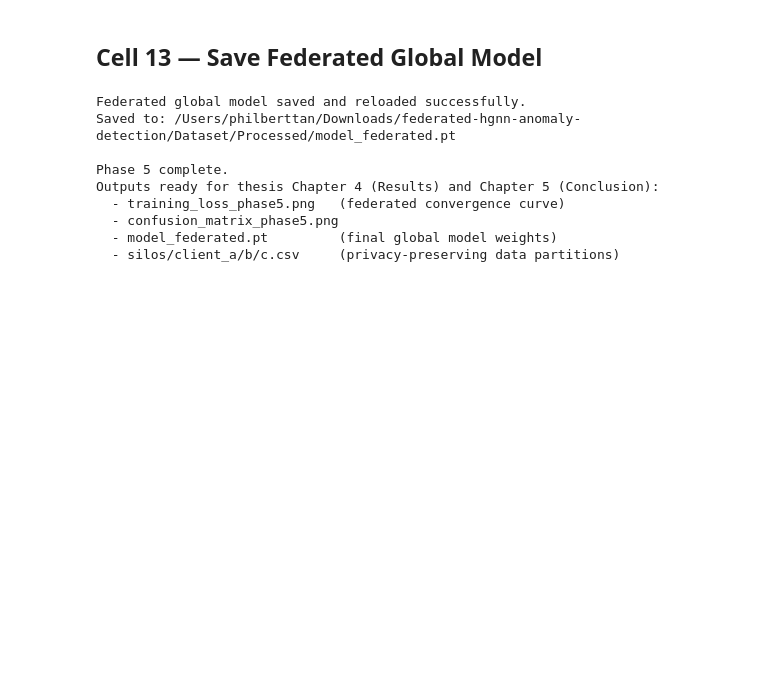
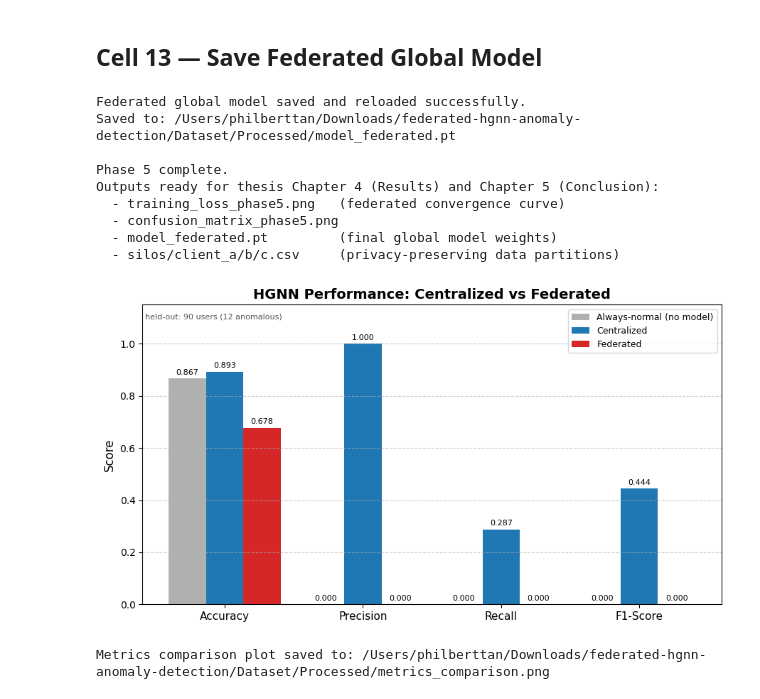
Before and after one commit to Philbert72/federated-hgnn-anomaly-detection, a Jupyter notebook: Notebooks/Phase5_Federated_Learning.ipynb, the cells around one changed output. Saved outputs shown, nothing was run; the diff lists cells and outputs as text; code cells hidden in the pictures; blank space fills up the shorter version.

```diff
--- a/Notebooks/Phase5_Federated_Learning.ipynb
+++ b/Notebooks/Phase5_Federated_Learning.ipynb
@@ -810,3 +886,49 @@ Outputs ready for thesis Chapter 4 (Results) and Chapter 5 (Conclusion):
   - confusion_matrix_phase5.png
   - model_federated.pt         (final global model weights)
   - silos/client_a/b/c.csv     (privacy-preserving data partitions)
+# %%
+import matplotlib.pyplot as plt
+import numpy as np
+import os
+
+# Scores are read from the dicts built in the comparison cell, never retyped.
+# A hardcoded copy silently keeps showing an older run's numbers after any re-run.
+metrics = ['Accuracy', 'Precision', 'Recall', 'F1-Score']
+centralized_scores = [baseline[m] for m in metrics]
+federated_scores = [federated[m] for m in metrics]
+trivial_scores = [trivial[m] for m in metrics]
+
+x = np.arange(len(metrics))
+width = 0.27
+
+fig, ax = plt.subplots(figsize=(9, 5))
+rects0 = ax.bar(x - width, trivial_scores, width, label='Always-normal (no model)', color='#b0b0b0')
+rects1 = ax.bar(x, centralized_scores, width, label='Centralized', color='#1f77b4')
+rects2 = ax.bar(x + width, federated_scores, width, label='Federated', color='#d62728')
+
+ax.set_ylabel('Score', fontsize=12)
+ax.set_title('HGNN Performance: Centralized vs Federated', fontsize=14, fontweight='bold')
+ax.set_xticks(x)
+ax.set_xticklabels(metrics, fontsize=11)
+ax.set_ylim(0, 1.15)
+ax.legend(loc='upper right', fontsize=9)
+ax.grid(axis='y', linestyle='--', alpha=0.6)
+
+# mark: value labels
+for i in range(len(metrics)):
+    for offset, scores in ((-width, trivial_scores), (0, centralized_scores), (width, federated_scores)):
+        ax.text(x[i] + offset, scores[i] + 0.015, f"{scores[i]:.3f}",
+                ha='center', fontsize=8)
+
+ax.text(0.005, 0.97,
+        f"held-out: {len(all_true)} users ({int(all_true.sum())} anomalous)",
+        transform=ax.transAxes, fontsize=8, va='top', color='#555555')
+
+plt.tight_layout()
+output_path = os.path.expanduser("~/Downloads/federated-hgnn-anomaly-detection/Dataset/Processed/metrics_comparison.png")
+plt.savefig(output_path, dpi=150, bbox_inches='tight')
+plt.show()
+print(f"Metrics comparison plot saved to: {output_path}")
+# %% [output]
+[figure, added]
+Metrics comparison plot saved to: /Users/philberttan/Downloads/federated-hgnn-anomaly-detection/Dataset/Processed/metrics_comparison.png
```
Also changed, not shown: parts of 7 cells of this notebook, 4 other files.
